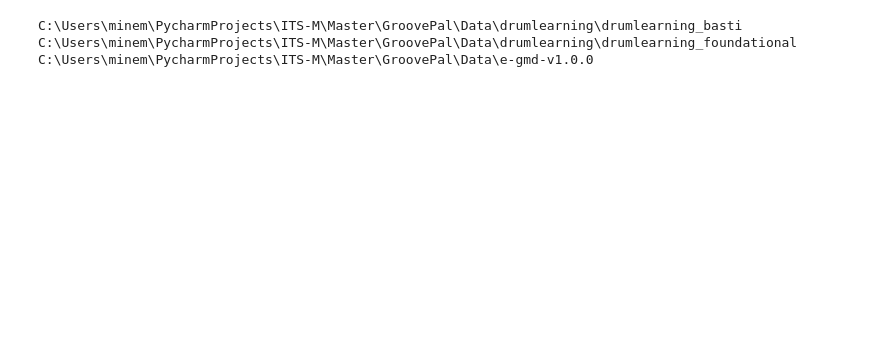
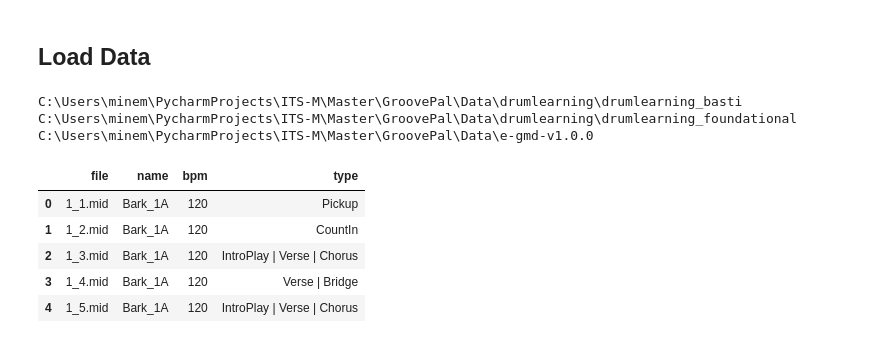
Before and after one commit to FlowkoHinti/GroovePal, a Jupyter notebook: EDA/MidiAnalysis.ipynb, the cells around one changed output. Cells and saved outputs as stored; diff of their text form; code cells hidden in the pictures; blank space fills up the shorter version.

```diff
--- a/EDA/MidiAnalysis.ipynb
+++ b/EDA/MidiAnalysis.ipynb
@@ -7,3 +11,5 @@ import IPython
+# %% [markdown]
+## Load Data
 # %%
 # Paths
 data_path = Path.cwd().parent / 'Data'
@@ -21,0 +41,9 @@ C:\Users\minem\PycharmProjects\ITS-M\Master\GroovePal\Data\e-gmd-v1.0.0
+# %%
+meta_mb.head()
+# %% [output]
+|  | file | name | bpm | type |
+| 0 | 1_1.mid | Bark_1A | 120 | Pickup |
+| 1 | 1_2.mid | Bark_1A | 120 | CountIn |
+| 2 | 1_3.mid | Bark_1A | 120 | IntroPlay | Verse | Chorus |
+| 3 | 1_4.mid | Bark_1A | 120 | Verse | Bridge |
+| 4 | 1_5.mid | Bark_1A | 120 | IntroPlay | Verse | Chorus |
```
Also changed, not shown: parts of 21 cells of this notebook, 1 other file.
